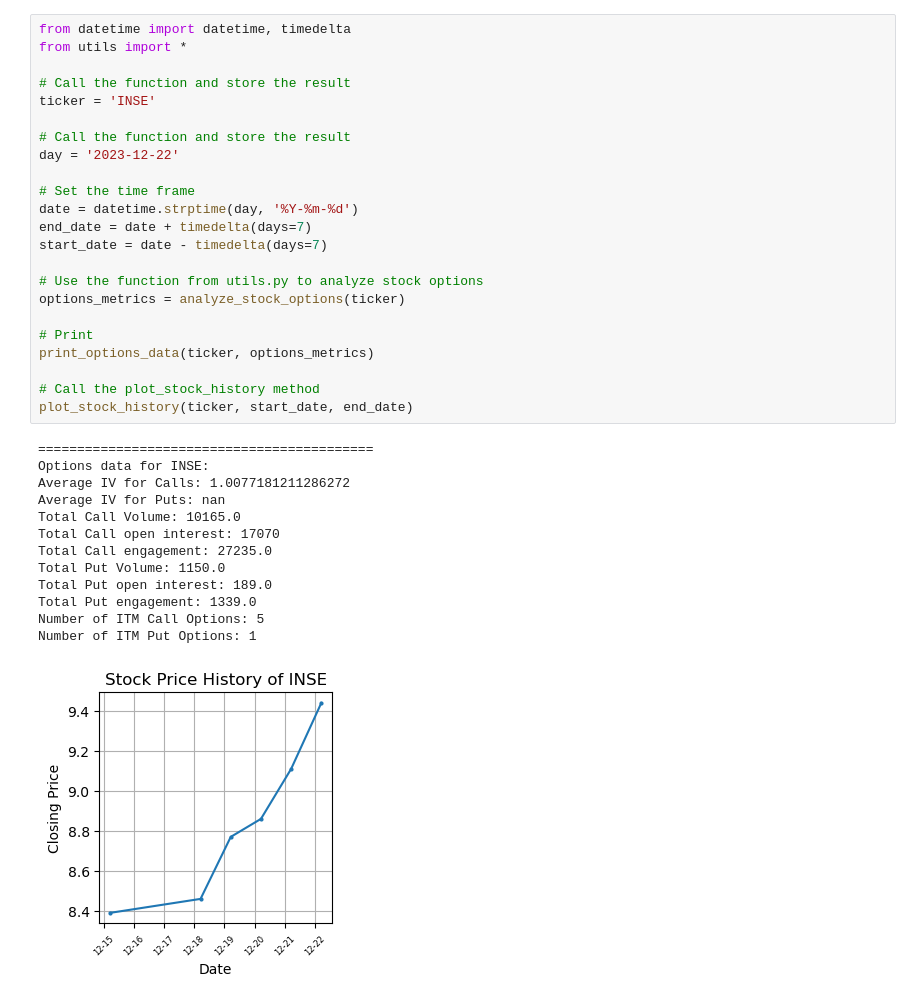
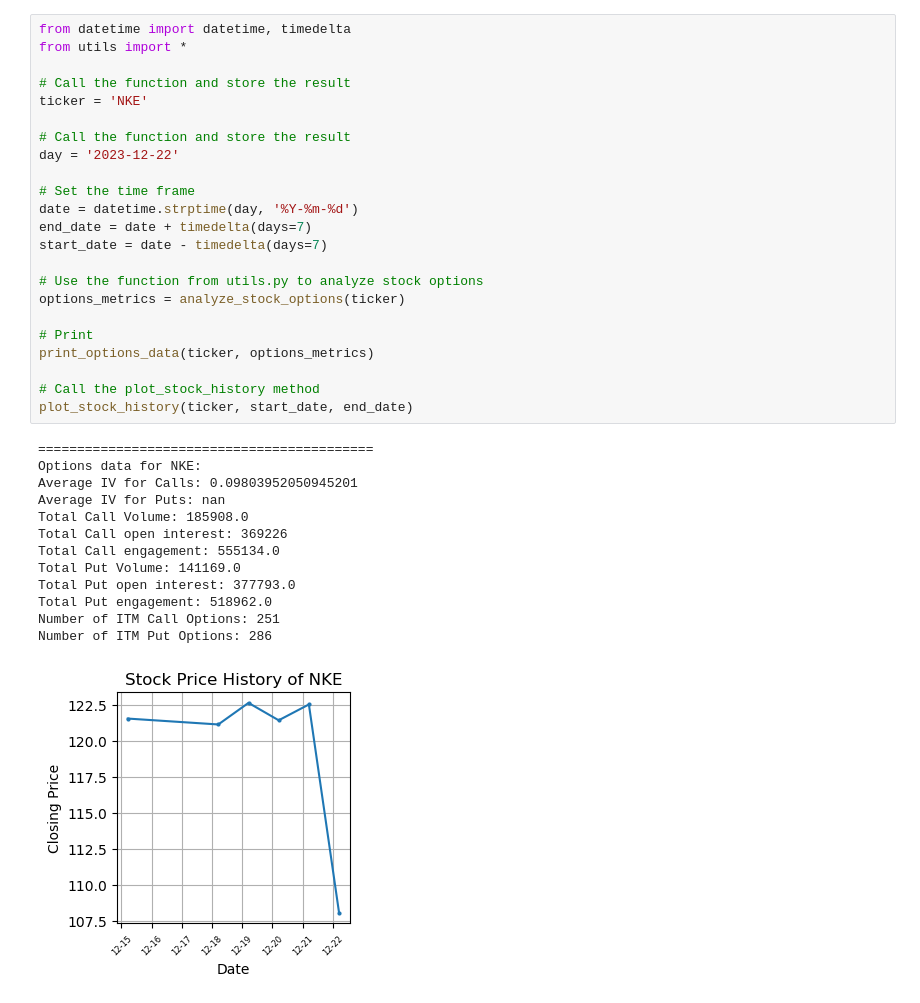
Before and after one commit to SaumikDana/Machine_Learning_Trading, a Jupyter notebook: data/specific_stock_analysis.ipynb, the cells around one changed output. Saved outputs shown, nothing was run; the diff lists cells and outputs as text.

```diff
--- a/data/specific_stock_analysis.ipynb
+++ b/data/specific_stock_analysis.ipynb
@@ -1,37 +1,37 @@
 # %%
 from datetime import datetime, timedelta
 from utils import *
 
 # Call the function and store the result
-ticker = 'INSE'
+ticker = 'NKE'
 
 # Call the function and store the result
 day = '2023-12-22'
 
 # Set the time frame
 date = datetime.strptime(day, '%Y-%m-%d')
 end_date = date + timedelta(days=7)
 start_date = date - timedelta(days=7)
 
 # Use the function from utils.py to analyze stock options
 options_metrics = analyze_stock_options(ticker)
 
 # Print
 print_options_data(ticker, options_metrics)
 
 # Call the plot_stock_history method
 plot_stock_history(ticker, start_date, end_date)
 # %% [output]
 ===========================================
-Options data for INSE:
-Average IV for Calls: 1.0077181211286272
+Options data for NKE:
+Average IV for Calls: 0.09803952050945201
 Average IV for Puts: nan
-Total Call Volume: 10165.0
-Total Call open interest: 17070
-Total Call engagement: 27235.0
-Total Put Volume: 1150.0
-Total Put open interest: 189.0
-Total Put engagement: 1339.0
-Number of ITM Call Options: 5
-Number of ITM Put Options: 1
+Total Call Volume: 185908.0
+Total Call open interest: 369226
+Total Call engagement: 555134.0
+Total Put Volume: 141169.0
+Total Put open interest: 377793.0
+Total Put engagement: 518962.0
+Number of ITM Call Options: 251
+Number of ITM Put Options: 286
-[figure, old version]
+[figure, new version]
```
Also changed, not shown: 2 other files.
